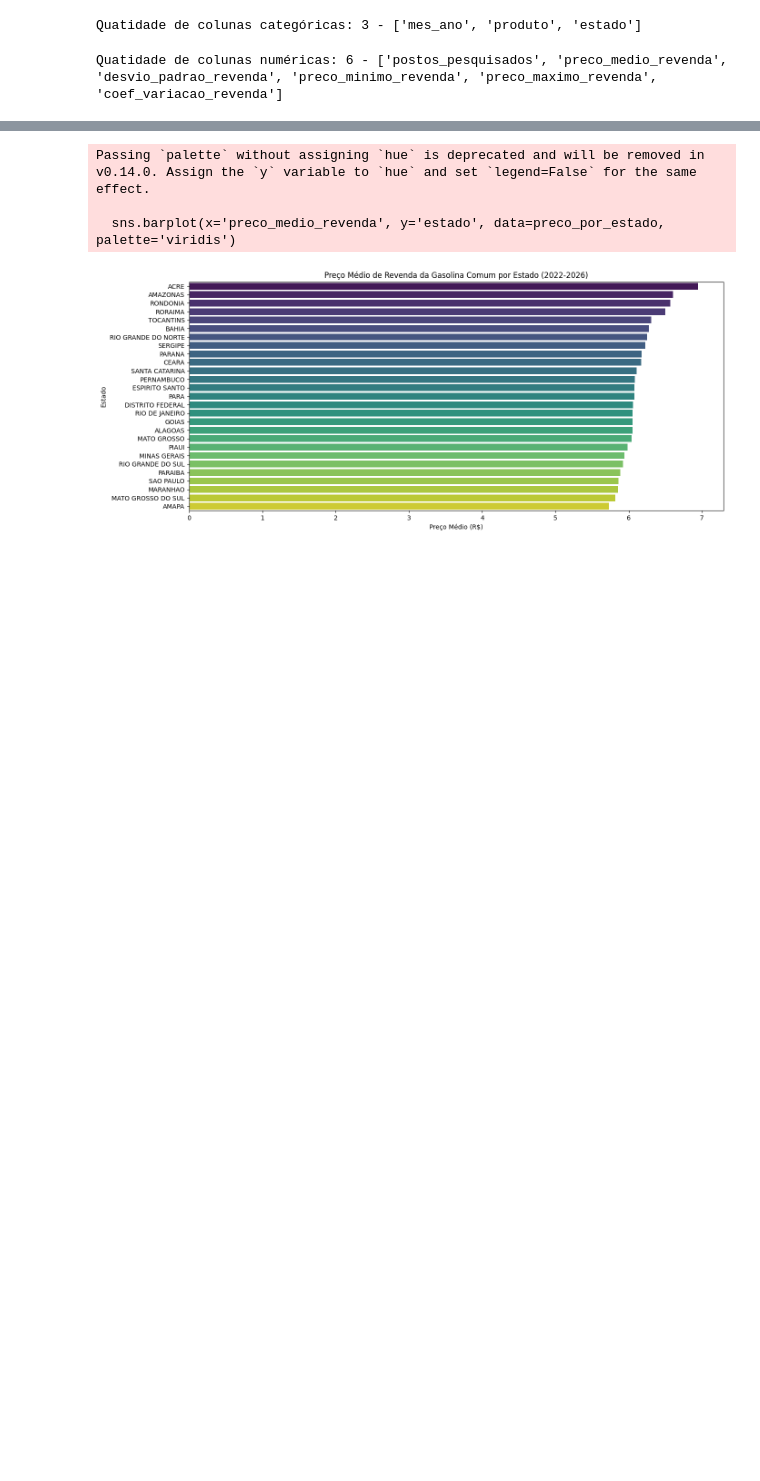
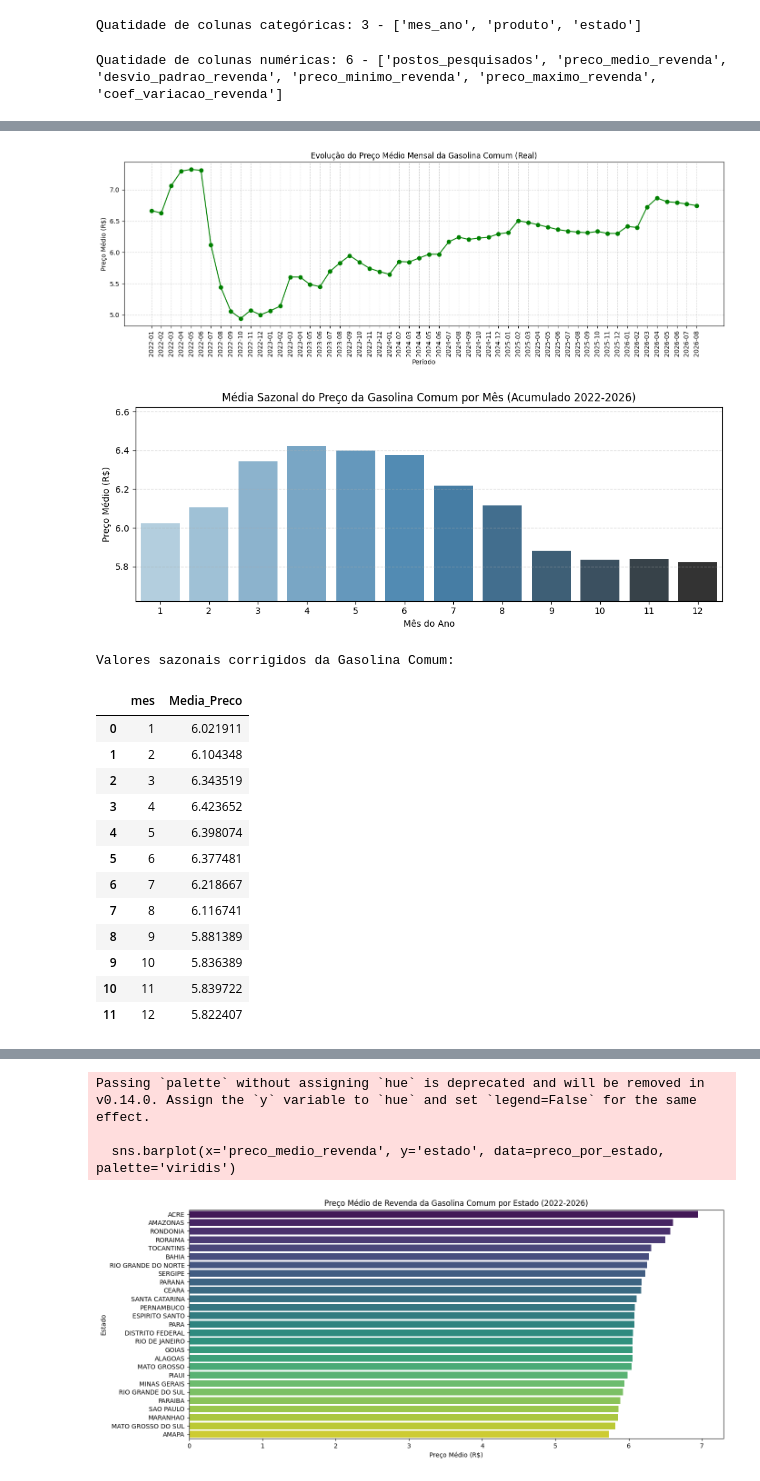
Before and after one commit to vitorjensen/Python_para_Analise_de_Dados, a Jupyter notebook: Projetos/Análise Exploratória de Combustível/Análise_Exploratória_de_Combustível.ipynb, the cells around one changed output, grey strips where cells are left out. Drawn from its saved outputs; the diff is of its cells as text; code cells hidden in the pictures; blank space fills up the shorter version.

```diff
--- a/Projetos/Análise Exploratória de Combustível/Análise_Exploratória_de_Combustível.ipynb
+++ b/Projetos/Análise Exploratória de Combustível/Análise_Exploratória_de_Combustível.ipynb
@@ -606,3 +502,62 @@ plt.show()
+# %%
+# 1. Garantindo o filtro correto apenas para GASOLINA COMUM no DataFrame ativo
+df_gasolina = df_anp[df_anp['produto'] == 'GASOLINA COMUM'].copy()
+
+# Criando coluna de Ano-Mês para a linha do tempo contínua
+df_gasolina['Ano_Mes'] = df_gasolina['mes_ano'].dt.to_period('M')
+
+# 2. Agrupamento A: Linha do tempo contínua (Ano-Mês)
+anp_linha_tempo = df_gasolina.groupby('Ano_Mes').agg(
+    Media_Preco=('preco_medio_revenda', 'mean')
+).reset_index()
+
+# 3. Agrupamento B: Sazonalidade por mês calendário (1 a 12)
+df_gasolina['mes'] = df_gasolina['mes_ano'].dt.month
+anp_sazonal = df_gasolina.groupby('mes').agg(
+    Media_Preco=('preco_medio_revenda', 'mean')
+).reset_index()
+
+# --- Visualização 1: Evolução Real Mensal (2022-2026) ---
+plt.figure(figsize=(14, 5))
+plt.plot(anp_linha_tempo['Ano_Mes'].astype(str), anp_linha_tempo['Media_Preco'], marker='o', color='g')
+plt.title('Evolução do Preço Médio Mensal da Gasolina Comum (Real)')
+plt.xlabel('Período')
+plt.ylabel('Preço Médio (R$)')
+plt.xticks(rotation=90)
+plt.grid(True, linestyle='--', alpha=0.5)
+plt.tight_layout()
+plt.show()
+
+# --- Visualização 2: Sazonalidade por Mês (Média de todos os anos agrupada de 1 a 12) ---
+plt.figure(figsize=(10, 4))
+sns.barplot(x='mes', y='Media_Preco', data=anp_sazonal, palette='Blues_d', hue='mes', legend=False)
+plt.title('Média Sazonal do Preço da Gasolina Comum por Mês (Acumulado 2022-2026)')
+plt.xlabel('Mês do Ano')
+plt.ylabel('Preço Médio (R$)')
+plt.ylim(anp_sazonal['Media_Preco'].min() - 0.2, anp_sazonal['Media_Preco'].max() + 0.2)
+plt.grid(axis='y', linestyle='--', alpha=0.5)
+plt.tight_layout()
+plt.show()
+
+print("Valores sazonais corrigidos da Gasolina Comum:")
+display(anp_sazonal)
+# %% [output]
+[figure, added]
+[figure, added]
+Valores sazonais corrigidos da Gasolina Comum:
+|  | mes | Media_Preco |
+| 0 | 1 | 6.021911 |
+| 1 | 2 | 6.104348 |
+| 2 | 3 | 6.343519 |
+| 3 | 4 | 6.423652 |
+| 4 | 5 | 6.398074 |
+| 5 | 6 | 6.377481 |
+| 6 | 7 | 6.218667 |
+| 7 | 8 | 6.116741 |
+| 8 | 9 | 5.881389 |
+| 9 | 10 | 5.836389 |
+| 10 | 11 | 5.839722 |
+| 11 | 12 | 5.822407 |
 # %%
 # Verificando os 10 meses com maior variação de revenda
 
```
Also changed, not shown: parts of 19 cells of this notebook.
